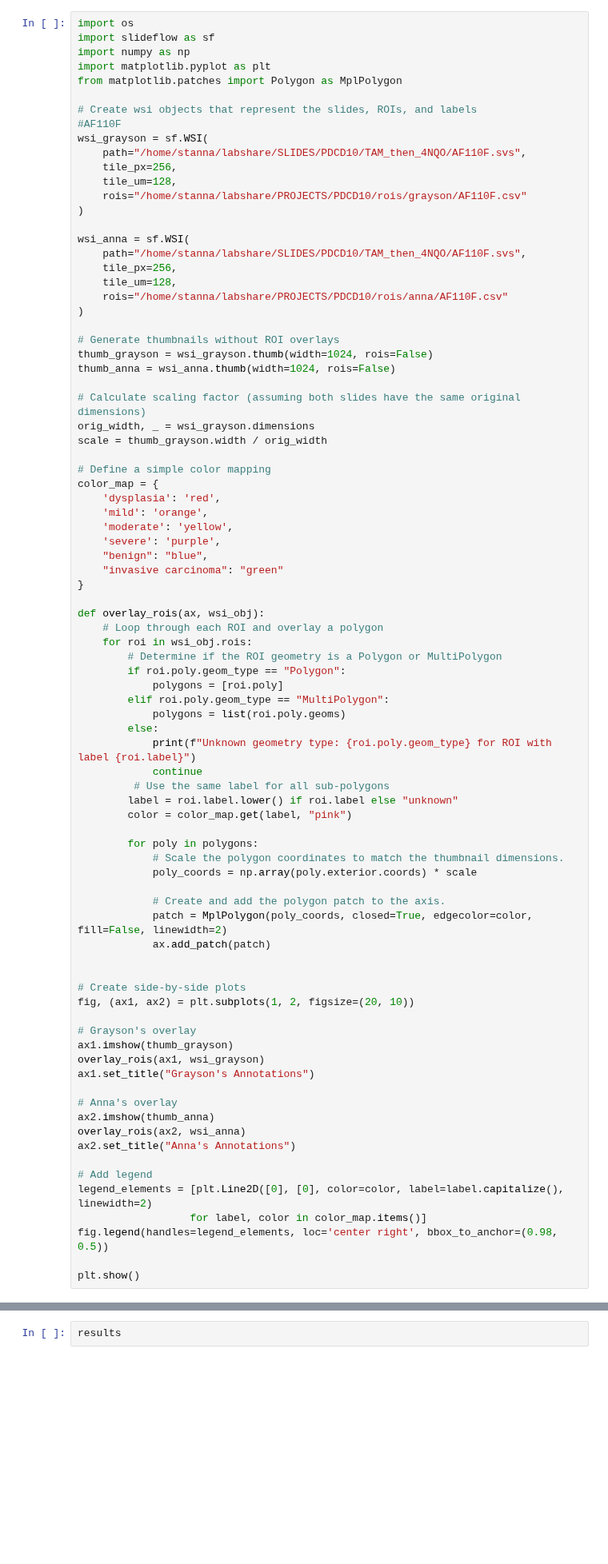
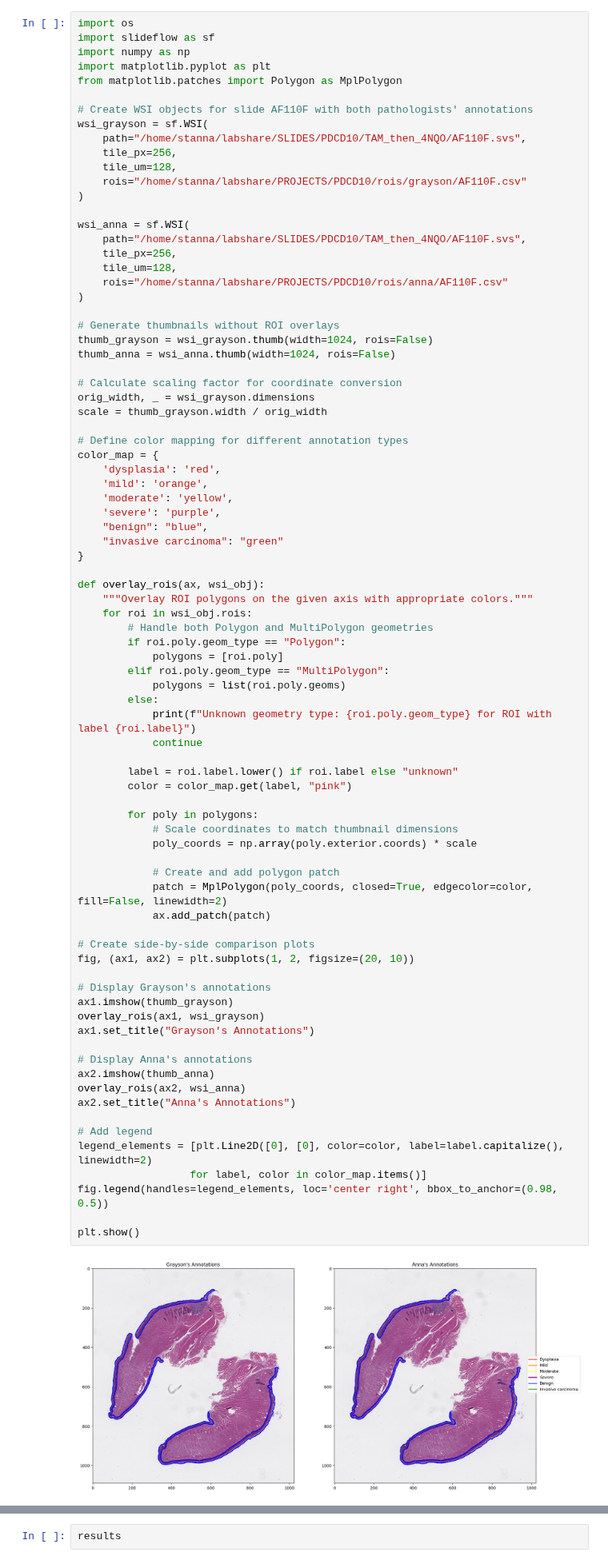
Before and after one commit to Satanna1/Cancer_Project_2025, a Jupyter notebook: Qualitative_Notebook.ipynb, the cells around one changed output, grey strips where cells are left out. Shown at 80% size. Cells and saved outputs as stored; diff of their text form; blank space fills up the shorter version.

```diff
--- a/Qualitative_Notebook.ipynb
+++ b/Qualitative_Notebook.ipynb
@@ -7,8 +7,7 @@ import numpy as np
 import matplotlib.pyplot as plt
 from matplotlib.patches import Polygon as MplPolygon
 
-# Create wsi objects that represent the slides, ROIs, and labels
-#AF110F
+# Create WSI objects for slide AF110F with both pathologists' annotations
 wsi_grayson = sf.WSI(
     path="/home/stanna/labshare/SLIDES/PDCD10/TAM_then_4NQO/AF110F.svs",
     tile_px=256,
@@ -27,11 +26,11 @@ wsi_anna = sf.WSI(
 thumb_grayson = wsi_grayson.thumb(width=1024, rois=False)
 thumb_anna = wsi_anna.thumb(width=1024, rois=False)
 
-# Calculate scaling factor (assuming both slides have the same original dimensions)
+# Calculate scaling factor for coordinate conversion
 orig_width, _ = wsi_grayson.dimensions
 scale = thumb_grayson.width / orig_width
 
-# Define a simple color mapping
+# Define color mapping for different annotation types
 color_map = {
     'dysplasia': 'red',
     'mild': 'orange',
@@ -42,46 +41,47 @@ color_map = {
 }
 
 def overlay_rois(ax, wsi_obj):
-    # Loop through each ROI and overlay a polygon
+    """Overlay ROI polygons on the given axis with appropriate colors."""
     for roi in wsi_obj.rois:
-        # Determine if the ROI geometry is a Polygon or MultiPolygon
+        # Handle both Polygon and MultiPolygon geometries
         if roi.poly.geom_type == "Polygon":
             polygons = [roi.poly]
         elif roi.poly.geom_type == "MultiPolygon":
             polygons = list(roi.poly.geoms)
         else:
             print(f"Unknown geometry type: {roi.poly.geom_type} for ROI with label {roi.label}")
             continue
-         # Use the same label for all sub-polygons
+
         label = roi.label.lower() if roi.label else "unknown"
         color = color_map.get(label, "pink")
 
         for poly in polygons:
-            # Scale the polygon coordinates to match the thumbnail dimensions.
+            # Scale coordinates to match thumbnail dimensions
             poly_coords = np.array(poly.exterior.coords) * scale
 
-            # Create and add the polygon patch to the axis.
+            # Create and add polygon patch
             patch = MplPolygon(poly_coords, closed=True, edgecolor=color, fill=False, linewidth=2)
             ax.add_patch(patch)
 
-
-# Create side-by-side plots
+# Create side-by-side comparison plots
 fig, (ax1, ax2) = plt.subplots(1, 2, figsize=(20, 10))
 
-# Grayson's overlay
+# Display Grayson's annotations
 ax1.imshow(thumb_grayson)
 overlay_rois(ax1, wsi_grayson)
 ax1.set_title("Grayson's Annotations")
 
-# Anna's overlay
+# Display Anna's annotations
 ax2.imshow(thumb_anna)
 overlay_rois(ax2, wsi_anna)
 ax2.set_title("Anna's Annotations")
 
 # Add legend
 legend_elements = [plt.Line2D([0], [0], color=color, label=label.capitalize(), linewidth=2)
                   for label, color in color_map.items()]
 fig.legend(handles=legend_elements, loc='center right', bbox_to_anchor=(0.98, 0.5))
 
 plt.show()
+# %% [output]
+[figure, added]
 # %%
```
Also changed, not shown: parts of 28 cells of this notebook, 3 other files.
